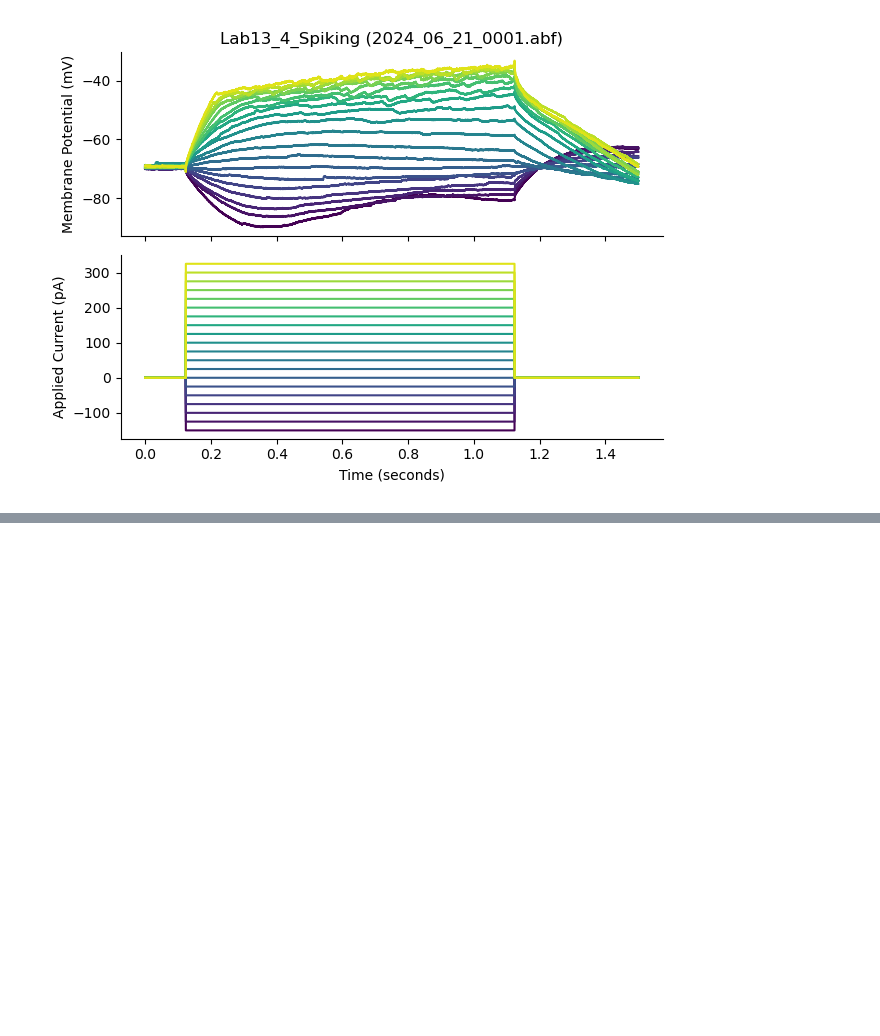
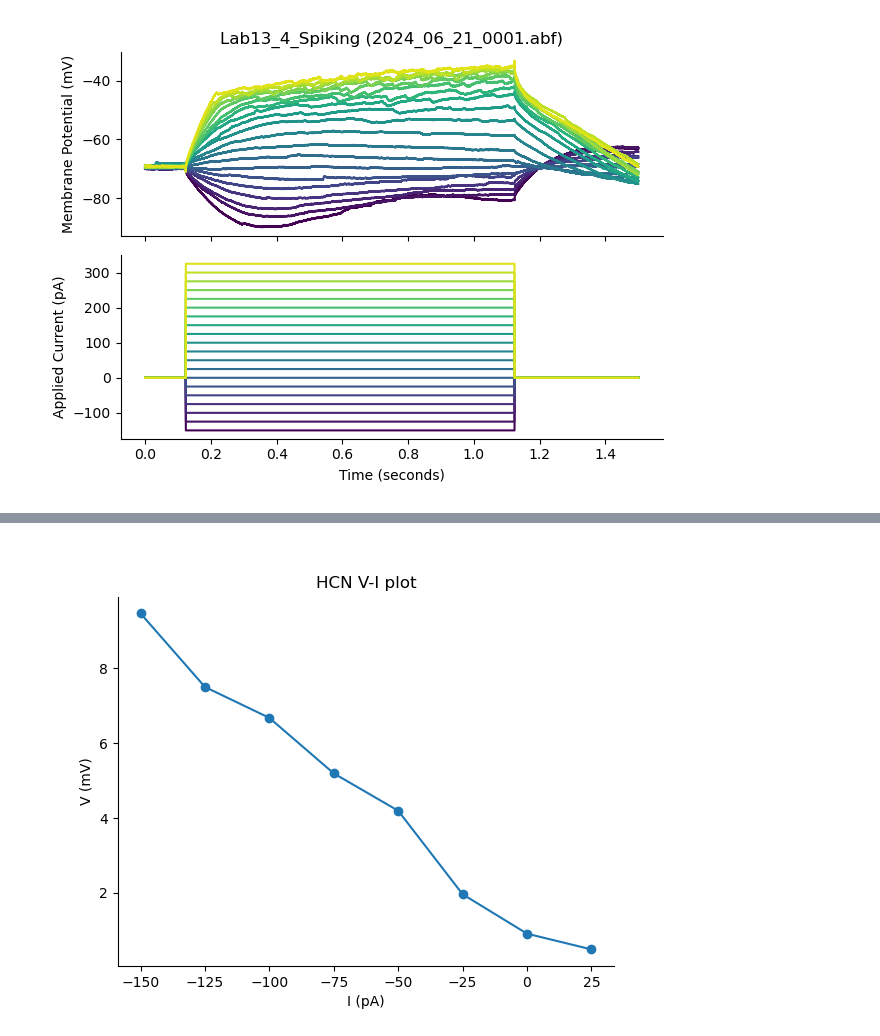
Before and after one commit to afmontarras/CSHL, a Jupyter notebook: JiaJia.ipynb, the cells around one changed output, grey strips where cells are left out. Saved outputs shown, nothing was run; the diff lists cells and outputs as text; code cells hidden in the pictures; blank space fills up the shorter version.

```diff
--- a/JiaJia.ipynb
+++ b/JiaJia.ipynb
@@ -134,0 +135,26 @@ plt.show()
+# %%
+## Extract the sweeps
+swps, swp_time, sr = get_sweeps(f)
+## The mean on your current step:
+i_start = 0.2
+i_end = 1
+current_step = np.mean(swp_window(swps,i_start,i_end,sr,channel=1),axis=1)
+## The base part:
+v_start = 1
+v_end = 1.1
+voltage = np.mean(swp_window(swps,v_start,v_end,sr,channel=0),axis=1)
+## The base part:
+v_start = 0.2
+v_end = 0.6
+sag = np.min(swp_window(swps,v_start,v_end,sr,channel=0),axis=1)
+hcn = voltage - sag
+fig,ax = plt.subplots()
+ax.set_title('HCN V-I plot')
+ax.plot(current_step[:8],hcn[:8],'-o')
+ax.set_ylabel('V (mV)')
+ax.set_xlabel('I (pA)')
+ax.spines['right'].set_visible(False)
+ax.spines['top'].set_visible(False)
+plt.show()
+# %% [output]
+[figure, added]
```
Also changed, not shown: parts of 1 cell of this notebook.
